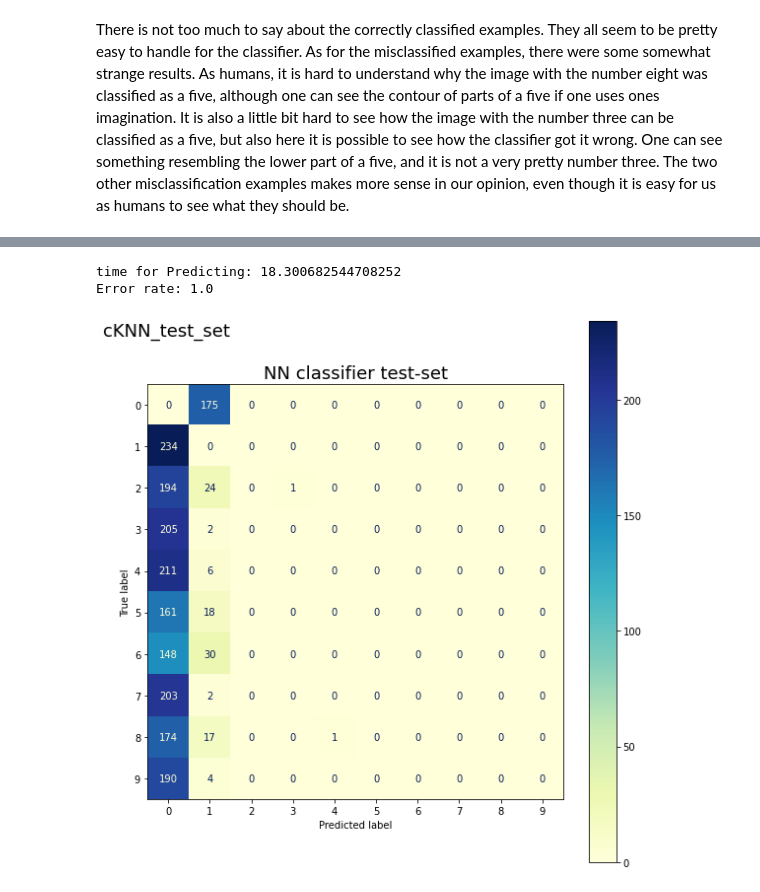
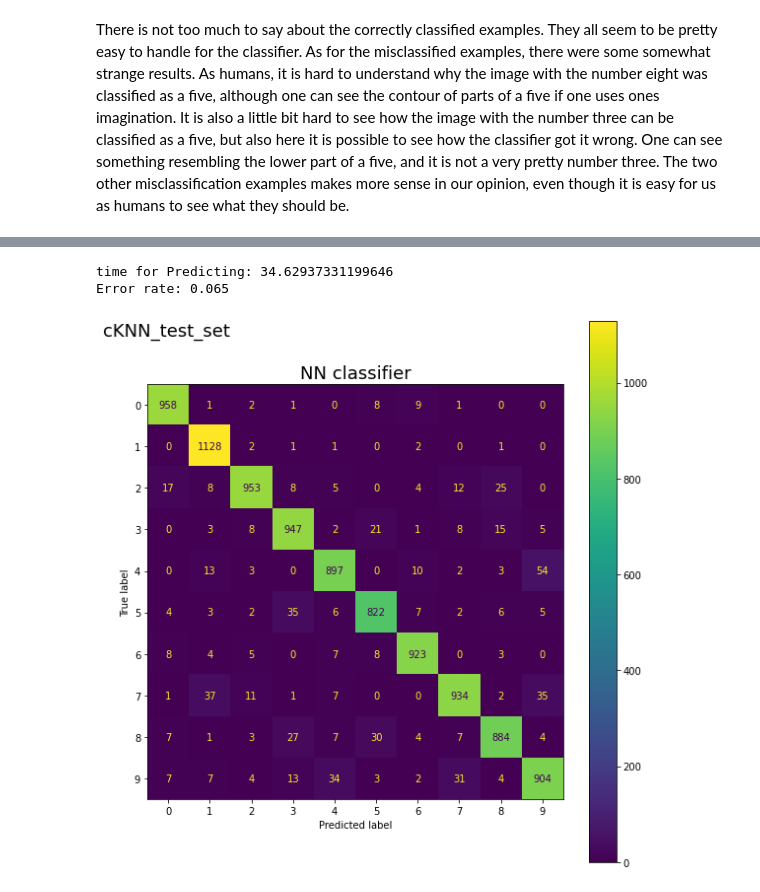
Before and after one commit to simon-cmyk/Classifier, a Jupyter notebook: NN_classifier_mnist.ipynb, the cells around one changed output, grey strips where cells are left out. Drawn from its saved outputs; the diff is of its cells as text; code cells hidden in the pictures.

```diff
--- a/NN_classifier_mnist.ipynb
+++ b/NN_classifier_mnist.ipynb
@@ -57,8 +64,8 @@ def PlotConfusionMatrix(matrix, fileName: str):
     fig, ax = plt.subplots(figsize=(8, 8))
     metrics.ConfusionMatrixDisplay(confusion_matrix=matrix,
                                    display_labels=MNISK_Dataset.classes_names,
-                                   ).plot(cmap="YlGnBu", ax=ax)
-    plt.title("NN classifier test-set", fontsize=18)
+                                   ).plot(cmap="viridis", ax=ax)
+    plt.title("NN classifier", fontsize=18)
     plt.tight_layout()
     plt.suptitle(f"{fileName}", fontsize=18, x=0.1)
     plt.savefig(f"svg_figures/{fileName}.svg")
@@ -182,6 +172,6 @@ def cnn_test(clusters, test_x, test_y):
     print("Error rate: " + str(errors/len(test_y)))
     PlotConfusionMatrix(conf_matrix, "cNN_test_set")
 # %%
-last_index = 2000
-clusters = CreateClusters(64, MNISK_Dataset.data["training"]["features"][:last_index], MNISK_Dataset.data["training"]["targets"][:last_index])
+
+clusters = CreateClusters(64, MNISK_Dataset.data["training"]["features"], MNISK_Dataset.data["training"]["targets"])
 # %% [output]
@@ -208,7 +198,7 @@ def cknn_test(clusters, k, test_x, test_y):
         votes = [0] * n_classes
         for val in top_k:
             votes[(val // 64)] += 1
-        pred = np.argmin(votes)
+        pred = np.argmax(votes)
         conf_matrix[test_y[index], pred] += 1
         if pred != test_y[index]:
             errors += 1
@@ -216,8 +206,8 @@ def cknn_test(clusters, k, test_x, test_y):
     print("Error rate: " + str(errors/len(test_y)))
     PlotConfusionMatrix(conf_matrix, "cKNN_test_set")
 # %%
-cknn_test(clusters, 7, MNISK_Dataset.data["testing"]["features"][:last_index], MNISK_Dataset.data["testing"]["targets"][:last_index])
+cknn_test(clusters, 7, MNISK_Dataset.data["testing"]["features"], MNISK_Dataset.data["testing"]["targets"])
 # %% [output]
-time for Predicting: 18.300682544708252
-Error rate: 1.0
+time for Predicting: 34.62937331199646
+Error rate: 0.065
-[figure, old version]
+[figure, new version]
```
Also changed, not shown: parts of 9 cells of this notebook, 13 other files.
